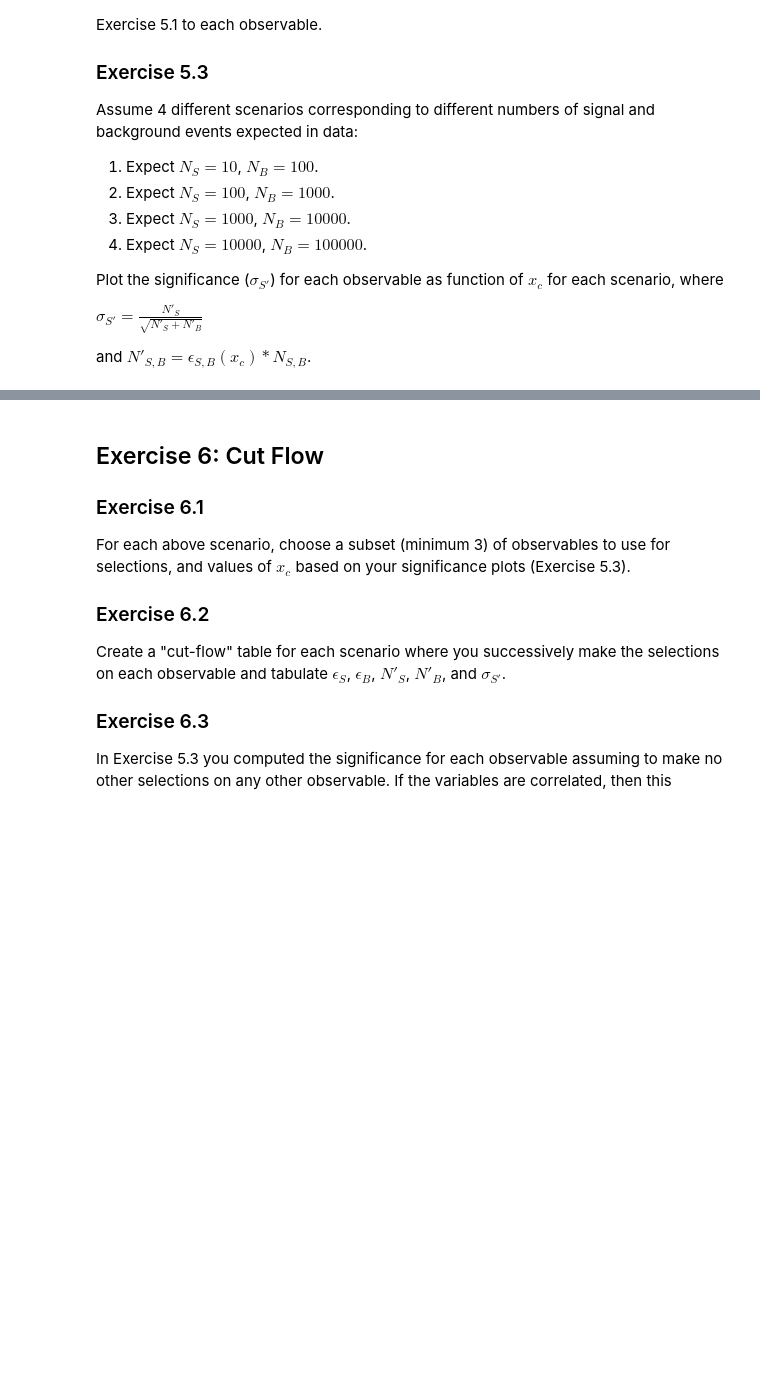
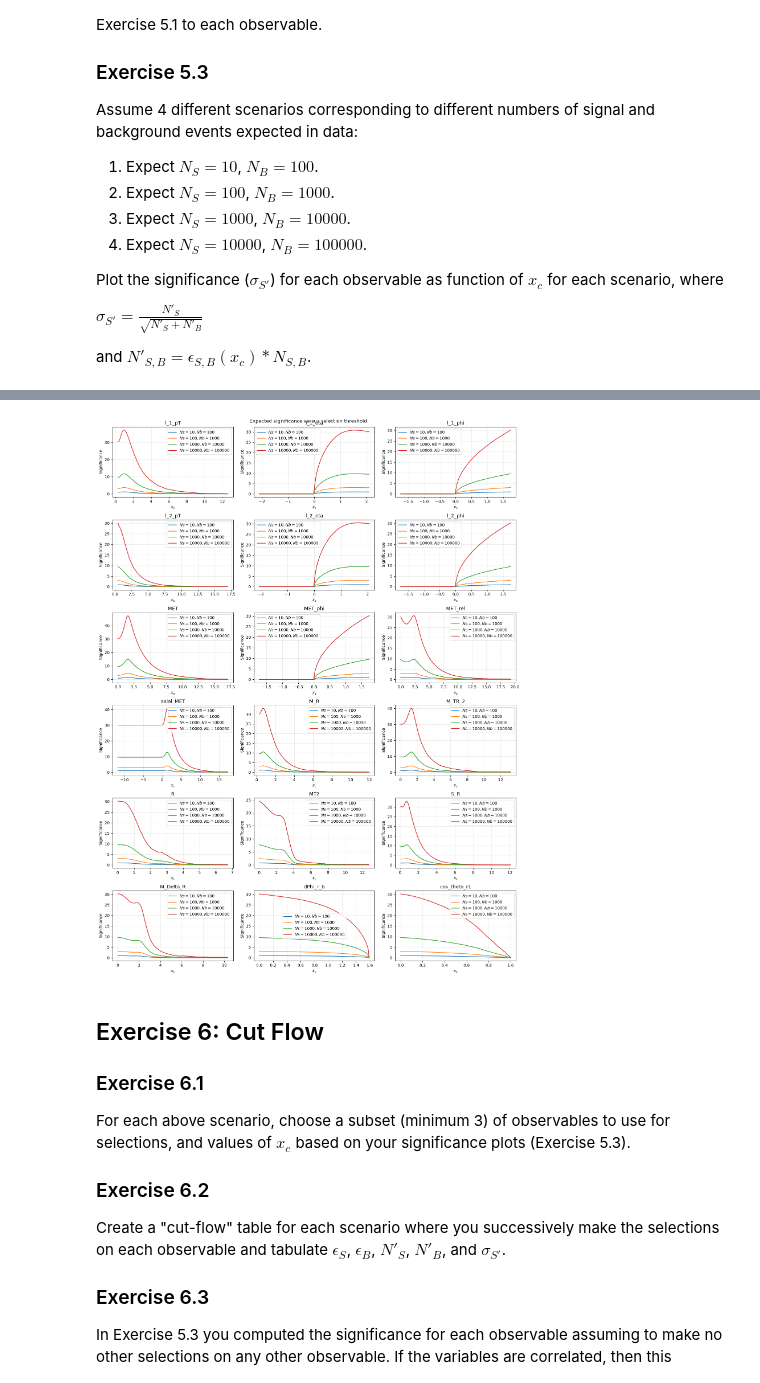
Before and after one commit to tkinder25/DATA3402.Fall.2026.Timothy.Kinder, a Jupyter notebook: Labs/Lab.7/Lab.7 - Solution.ipynb, the cells around one changed output, grey strips where cells are left out. Saved outputs shown, nothing was run; the diff lists cells and outputs as text; code cells hidden in the pictures; blank space fills up the shorter version.

```diff
--- a/Labs/Lab.7/Lab.7 - Solution.ipynb
+++ b/Labs/Lab.7/Lab.7 - Solution.ipynb
@@ -294,3 +388,64 @@ and $N'_{S,B} = \epsilon_{S,B}(x_c) * N_{S,B}$.
+# %%
+#scenarios
+
+scenarios = [ # (Ns, Nb)
+    (10, 100),
+    (100, 1000),
+    (1000, 10000),
+    (10000, 100000)
+]
+
+# signifance = N's / sqrt( N's + N'b)
+# N's = tpr * Ns
+# N'b = fpr * Nb
+
+significance_results = {}
+
+for feature in all_features:
+    result = efficiency_results[feature]
+    tpr = result["tpr"]
+    fpr = result["fpr"]
+
+    significance_results[feature] = {}
+
+    for Ns, Nb in scenarios:
+        N_s_prime = tpr * Ns
+        N_b_prime = fpr * Nb
+
+        # my original solution, encountered a divide by zero error when both N_s_prime and N_b_prime were zero,
+        #  so AI was used to get around it, but the original solution is commented out below.
+        # if N_s_prime + N_b_prime == 0:
+        #     significance = 0
+        # else:
+        #     significance = N_s_prime / np.sqrt(N_s_prime + N_b_prime)
+        #     significance_results[feature][(Ns, Nb)] = significance
+
+        denominator = np.sqrt(N_s_prime + N_b_prime)
+        significance = np.divide(N_s_prime, denominator, out=np.zeros_like(N_s_prime), where=denominator > 0)
+        significance_results[feature][(Ns, Nb)] = significance
+
+ncols = 3
+nrows = 6
+
+fig,axes = plt.subplots(nrows=nrows, ncols=ncols, figsize=(15, 20))
+axes = axes.ravel()
+
+for ax, feature in zip(axes, all_features):
+    for Ns, Nb in scenarios:
+        significance = significance_results[feature][(Ns, Nb)]
+        ax.plot(efficiency_results[feature]["thresholds"], significance, label=f"$Ns={Ns}, Nb={Nb}$")
+
+    ax.set_title(f"{feature}")
+    ax.set_xlabel("$x_c$")
+    ax.set_ylabel("Significance")
+    ax.grid(alpha=0.25)
+    ax.legend()
+
+fig.suptitle("Expected significance versus selection threshold")
+plt.tight_layout()
+plt.show()
+# %% [output]
+[figure, added]
 # %% [markdown]
 ## Exercise 6: Cut Flow
 
```
Also changed, not shown: parts of 5 cells of this notebook.
